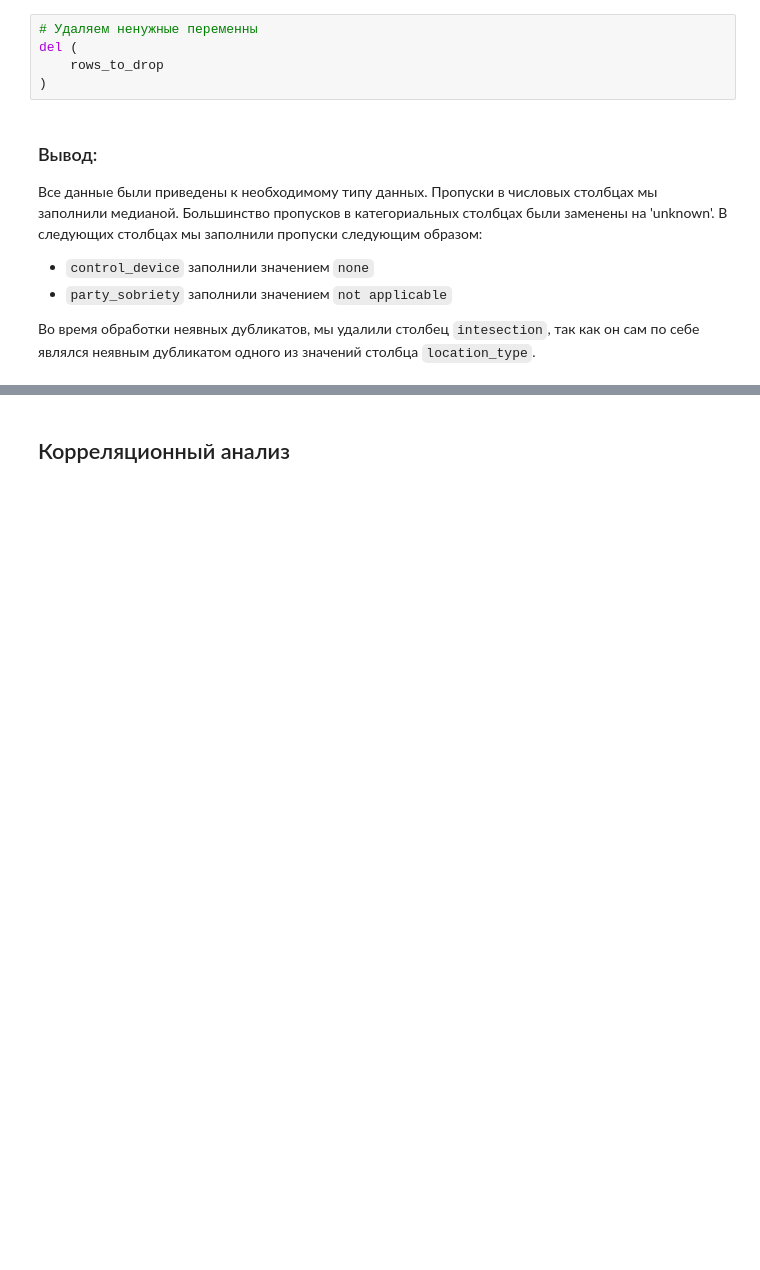
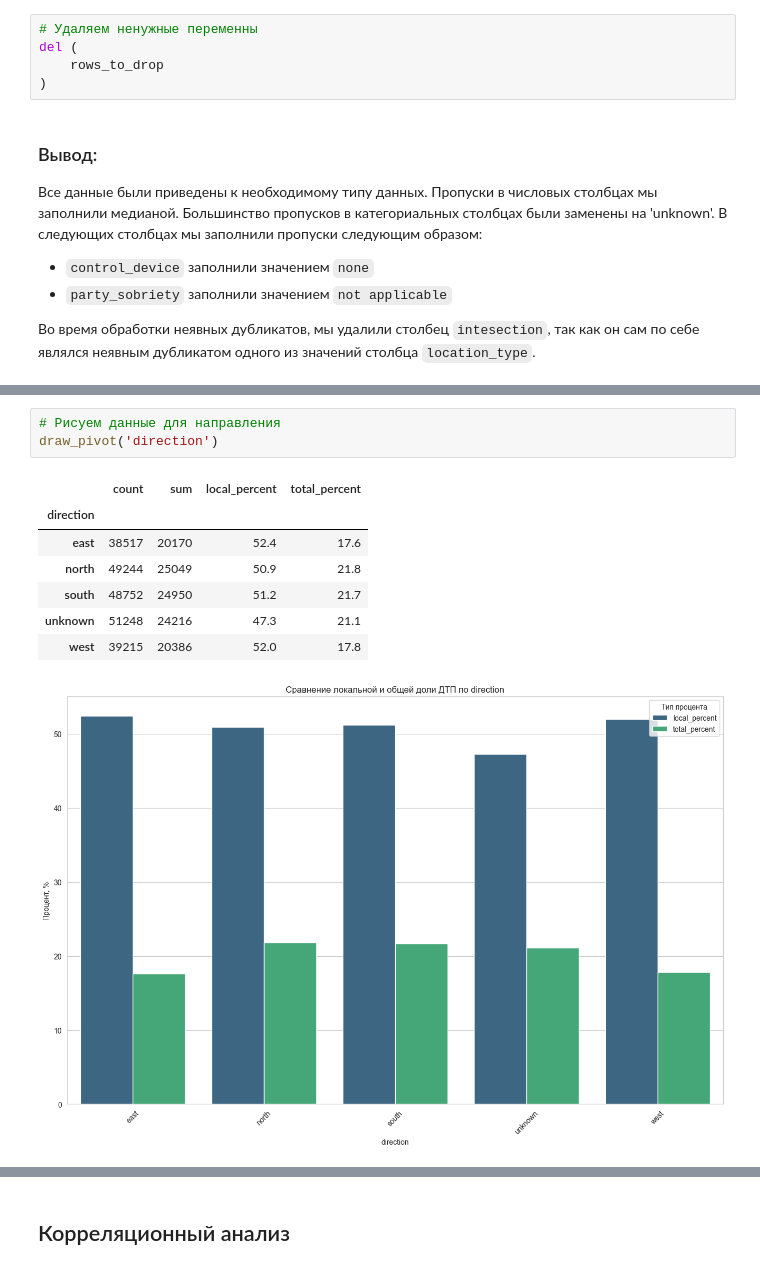
Before and after one commit to Moncervers/car_accident_prediction, a Jupyter notebook: project_notebook.ipynb, the cells around one changed output, grey strips where cells are left out. Drawn from its saved outputs; the diff is of its cells as text; blank space fills up the shorter version.

```diff
--- a/project_notebook.ipynb
+++ b/project_notebook.ipynb
@@ -935,0 +994,12 @@ del (
+# %%
+# Рисуем данные для направления
+draw_pivot('direction')
+# %% [output]
+|  | count | sum | local_percent | total_percent |
+| direction |  |  |  |  |
+| east | 38517 | 20170 | 52.4 | 17.6 |
+| north | 49244 | 25049 | 50.9 | 21.8 |
+| south | 48752 | 24950 | 51.2 | 21.7 |
+| unknown | 51248 | 24216 | 47.3 | 21.1 |
+| west | 39215 | 20386 | 52.0 | 17.8 |
+[figure, added]
```
Also changed, not shown: parts of 27 cells of this notebook.
